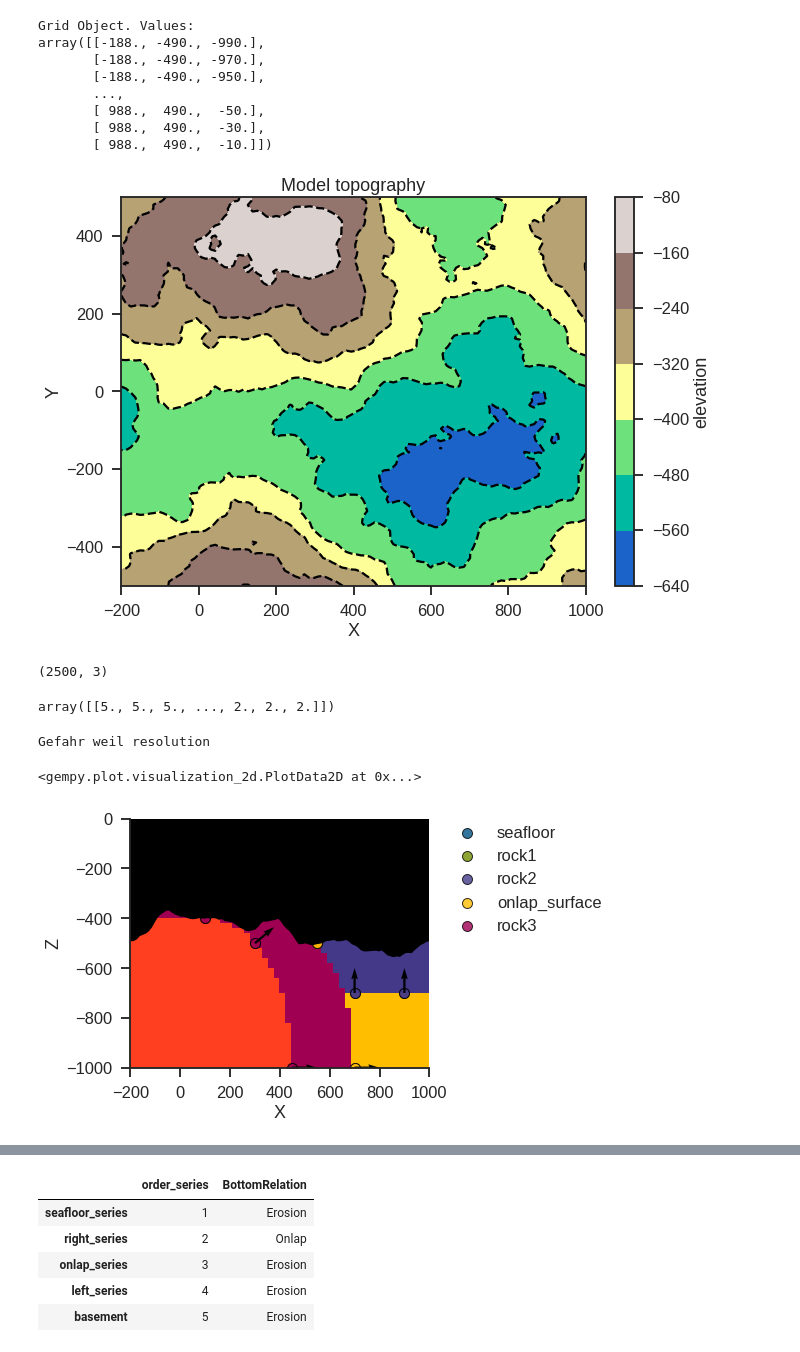
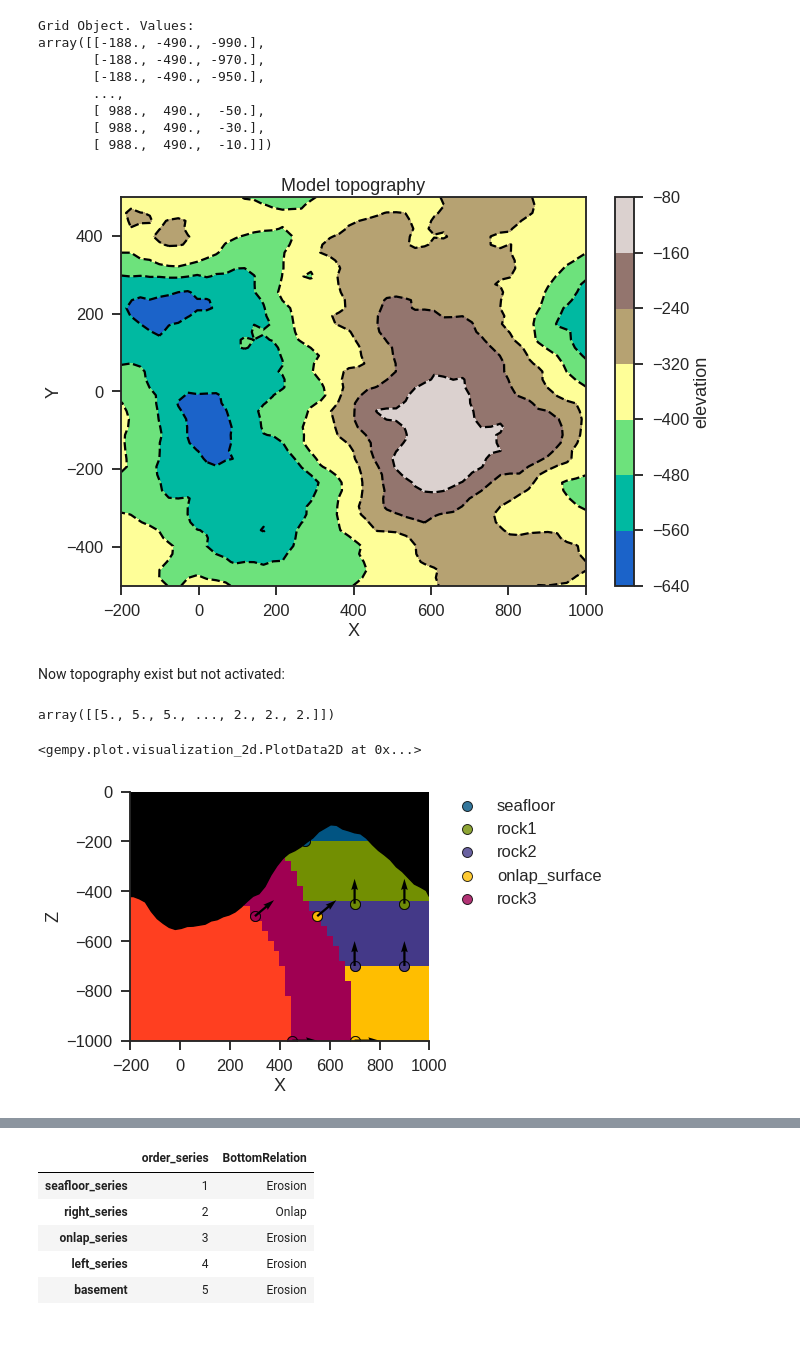
Before and after one commit to gempy-project/gempy, a Jupyter notebook: notebooks/tutorials/ch1-8_Onlap_relations.ipynb, the cells around one changed output, grey strips where cells are left out. Saved outputs shown, nothing was run; the diff lists cells and outputs as text; code cells hidden in the pictures.

```diff
--- a/notebooks/tutorials/ch1-8_Onlap_relations.ipynb
+++ b/notebooks/tutorials/ch1-8_Onlap_relations.ipynb
@@ -101,11 +67,9 @@ array([[-188., -490., -990.],
 # %%
-geo_model.set_topography(d_z=np.array([-600,-100]), resolution=np.array([100, 100]))
+geo_model.set_topography(d_z=np.array([-600,-100]))
 # %% [output]
-[figure, old version]
+[figure, new version]
-# %%
-geo_model.grid.topography.values.shape
-# %% [output]
-(2500, 3)
+# %% [markdown]
+Now topography exist but not activated:
 # %%
 geo_model.grid.set_active('topography')
 # %%
@@ -117,9 +81,8 @@ array([[5., 5., 5., ..., 2., 2., 2.]])
 # %%
 gp.plot.plot_section(geo_model, 25, plot_data=True)
 # %% [output]
-Gefahr weil resolution
+<gempy.plot.visualization_2d.PlotData2D at 0x...>
-<gempy.plot.visualization_2d.PlotData2D at 0x...>
-[figure, old version]
+[figure, new version]
 # %%
 gp.plot.plot_section(geo_model, 2, block=geo_model.solutions.mask_matrix_pad[3].T, plot_data=True,
                     )
```
Also changed, not shown: parts of 45 cells of this notebook, 3 other files.
